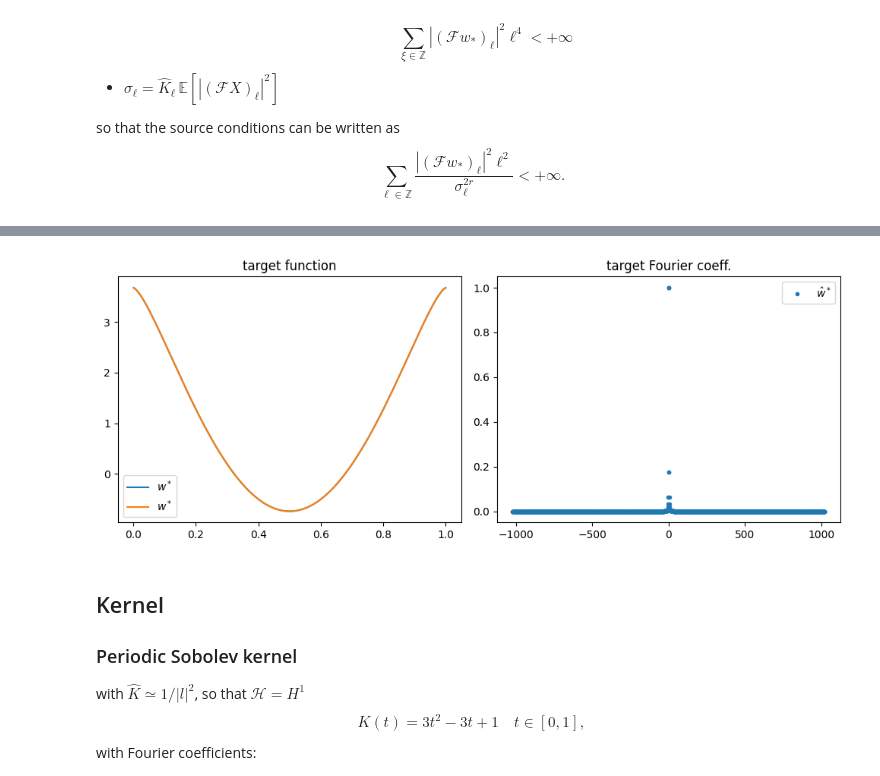
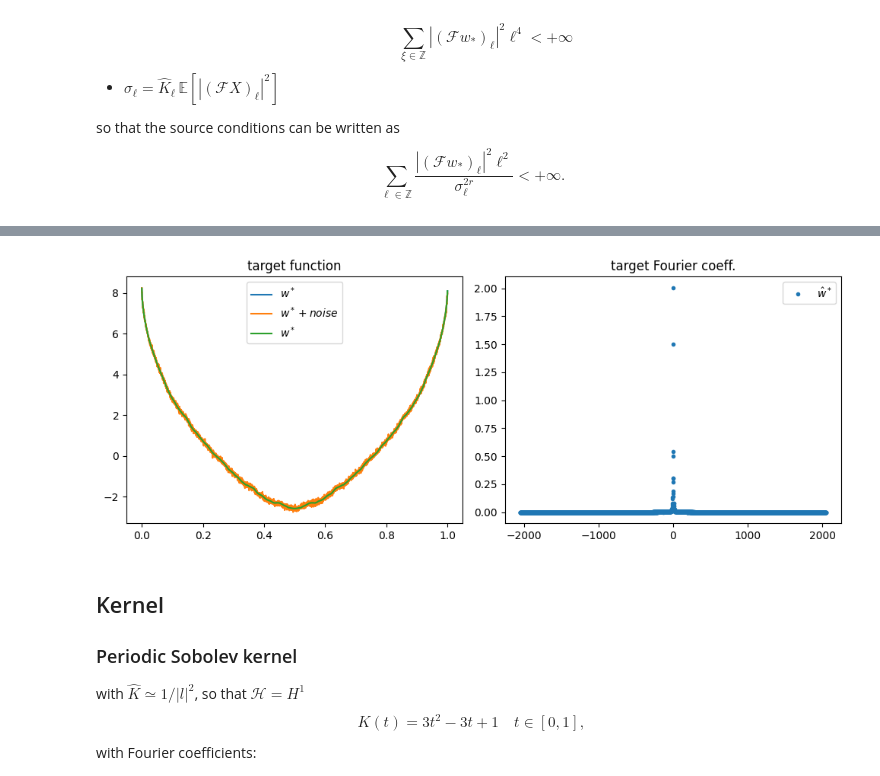
Before and after one commit to EmiliaMagnani/learnconv, a Jupyter notebook: notebooks/tutorial.ipynb, the cells around one changed output, grey strips where cells are left out. Saved outputs shown, nothing was run; the diff lists cells and outputs as text; code cells hidden in the pictures.

Commit message:
lambda grid search and target with balancing vector

```diff
--- a/notebooks/tutorial.ipynb
+++ b/notebooks/tutorial.ipynb
@@ -31,9 +31,9 @@ $$
 $$
 # %%
 # Number of input functions
-num_samples = 150
+num_samples = 100
 
-grid_size = 2**11 # grid points
+grid_size = 2**12 # grid points
 
 t_left = 0
 t_right = 1   # time interval
@@ -41,7 +41,7 @@ t_right = 1   # time interval
 time_span = t_right - t_left
 
 time_array = np.linspace(t_left,t_right,grid_size)
-noise = .01 # noise level in the data
+noise = .07 # noise level in the data
 # %% [markdown]
 ## Target function
 
@@ -66,10 +82,20 @@ Note: alternative, construct in time space with `construct_even_fourier_signal`
 # y_i = x_i * target + noise, where x_i is the input signal
 
 #parameter for target signal
-target_decay = 2.51  # decay rate of the target signal  ~ 1/target_decay
+# target_decay = 2.51  # decay rate of the target signal  ~ 1/target_decay
 
-target_coeff= get_fourier_coeffs(target_decay, time_span, grid_size, c0=1, scale=1)
+# target_coeff= get_fourier_coeffs(target_decay, time_span, grid_size, c0=1, scale=1)
+# target = np.fft.ifft(target_coeff*grid_size).real
+
+
+from fourier import get_fourier_coeffs_balanced
+freqs = np.fft.fftfreq(grid_size, time_span / grid_size)
+
+balancing_vector = np.ones(grid_size)
+balancing_vector[freqs != 0] = np.random.normal(2,.5, grid_size)[freqs != 0]*np.abs(freqs[freqs != 0]) ** 1 # or any desired exponent
+target_coeff = get_fourier_coeffs_balanced(decay=2.51, time_span=time_span, n_sample_points=grid_size, c0=.5, scale=.7, balancing_vector=balancing_vector)
 target = np.fft.ifft(target_coeff*grid_size).real
+
 
 
 ##Alternative target signal, constructed in the time domain
@@ -79,20 +112,21 @@ target = np.fft.ifft(target_coeff*grid_size).real
 # %%
 #Visualise target signal
 fig,(ax1, ax2)  = plt.subplots(1,2,figsize=(10, 4))
 ax1.plot(time_array, compute_inverse_fourier_coeff(target_coeff,time_span), label=r'$w^*$')
+ax1.plot(time_array, target + noise*rng.standard_normal(grid_size), label=r'$w^* + noise$')
 ax1.plot(time_array, target, label=r'$w^*$')
+#plot target with noise
 ax1.set_title('target function')
 ax1.legend()
 
 
 # Get the frequency bins. These tell us which Fourier mode (l) corresponds to each index.
-freqs = np.fft.fftfreq(grid_size, time_span / grid_size)
 ax2.plot(freqs,target_coeff, '.', label='$\hat{w}^*$')
 ax2.set_title('target Fourier coeff.')
 ax2.legend()
 plt.tight_layout()
 # %% [output]
-[figure, old version]
+[figure, new version]
 # %% [markdown]
 ## Kernel
 ### Periodic Sobolev  kernel
```
Also changed, not shown: parts of 16 cells of this notebook, 8 other files.
